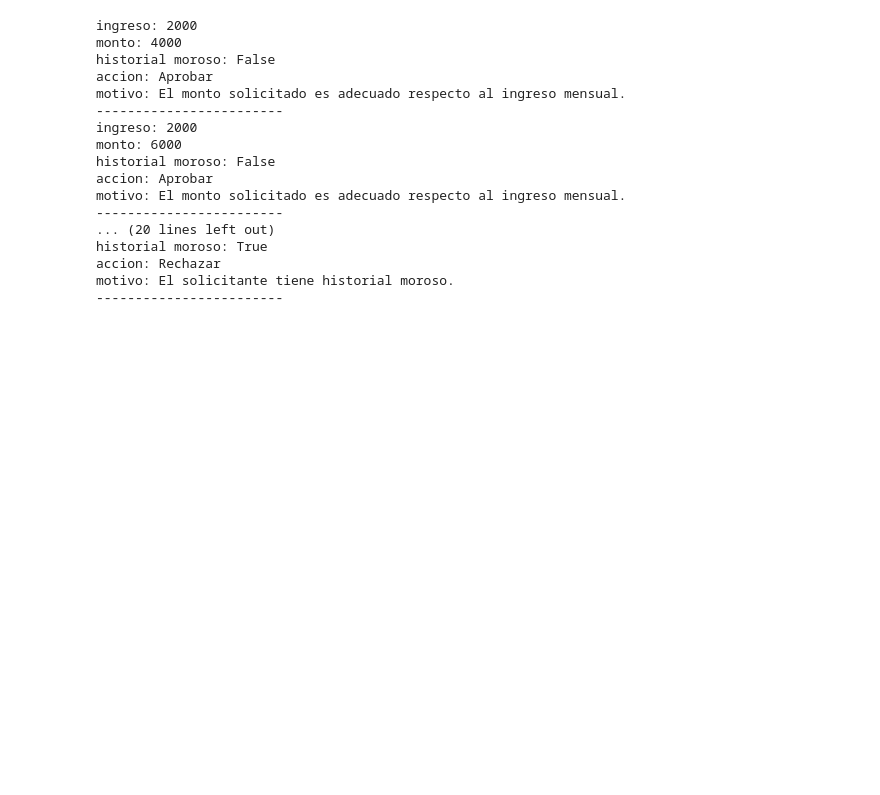
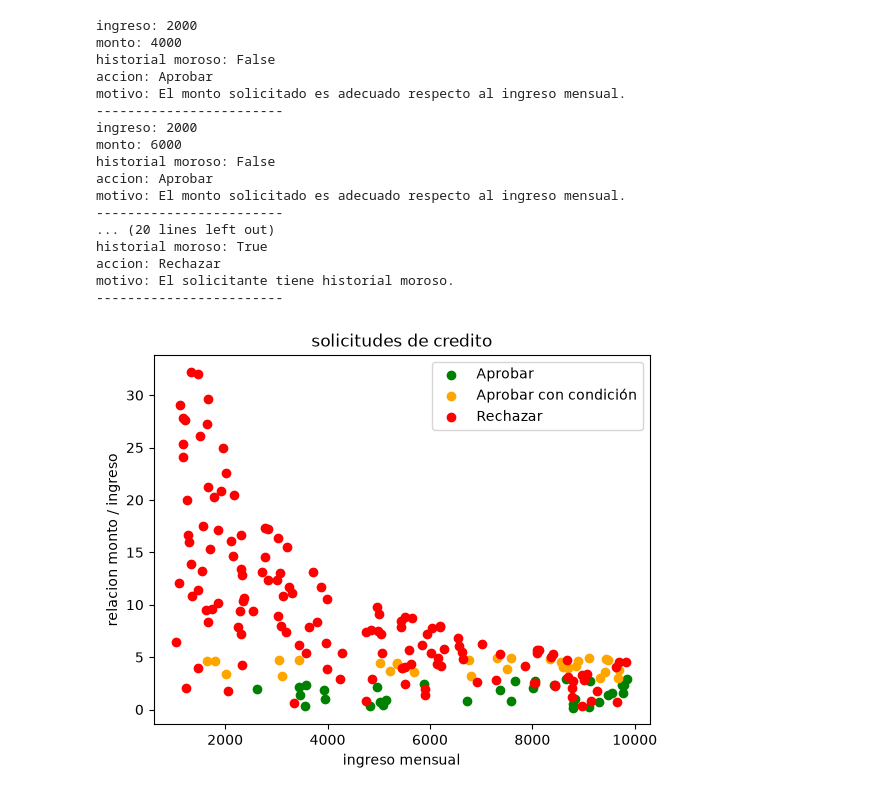
Before and after one commit to Yeltsin-MC/IS484-Practica001-JUEVES-MUNOZ, a Jupyter notebook: Ejercicio1_Credito_MUÑOZ.ipynb, the cells around one changed output. Drawn from its saved outputs; the diff is of its cells as text; code cells hidden in the pictures; blank space fills up the shorter version.

Commit message:
Agrego el grafico de las solicitudes

```diff
--- a/Ejercicio1_Credito_MUÑOZ.ipynb
+++ b/Ejercicio1_Credito_MUÑOZ.ipynb
@@ -91,3 +91,80 @@ historial moroso: True
 accion: Rechazar
 motivo: El solicitante tiene historial moroso.
 ------------------------
+# %%
+# importamos numpy para generar datos aleatorios
+import numpy as np
+
+# importamos matplotlib para hacer el grafico
+import matplotlib.pyplot as plt
+
+
+# creamos listas vacias para guardar los resultados
+ingresos = []
+relaciones = []
+acciones = []
+
+
+# hacemos 200 solicitudes de credito
+for i in range(200):
+
+    # generamos un ingreso mensual aleatorio entre 1000 y 10000
+    ingreso = np.random.randint(1000, 10001)
+
+    # generamos un monto solicitado entre 1000 y 50000
+    monto = np.random.randint(1000, 50001)
+
+    # elegimos al azar si tiene historial moroso o no
+    moroso = np.random.choice([True, False])
+
+    # calculamos la relacion entre el monto y el ingreso
+    relacion = monto / ingreso
+
+    # mandamos los datos a nuestro agente para que tome una decision
+    accion, motivo = agente_credito(ingreso, monto, moroso)
+
+    # guardamos los resultados en las listas
+    ingresos.append(ingreso)
+    relaciones.append(relacion)
+    acciones.append(accion)
+
+
+# asignamos un color para cada posible decision
+colores = {
+    "Aprobar": "green",
+    "Aprobar con condición": "orange",
+    "Rechazar": "red"
+}
+
+
+# recorremos las tres posibles acciones
+for accion in colores:
+
+    # estas listas guardaran los puntos de cada accion
+    x = []
+    y = []
+
+    # revisamos las 200 solicitudes
+    for i in range(200):
+
+        # solo tomamos los datos que pertenecen a esta accion
+        if acciones[i] == accion:
+            x.append(ingresos[i])
+            y.append(relaciones[i])
+
+    # dibujamos los puntos de esta accion
+    plt.scatter(x, y, color=colores[accion], label=accion)
+
+
+# colocamos los nombres de los ejes
+plt.xlabel("ingreso mensual")
+plt.ylabel("relacion monto / ingreso")
+
+# colocamos el titulo y la leyenda
+plt.title("solicitudes de credito")
+plt.legend()
+
+# mostramos el grafico
+plt.show()
+# %% [output]
+[figure, added]
```
